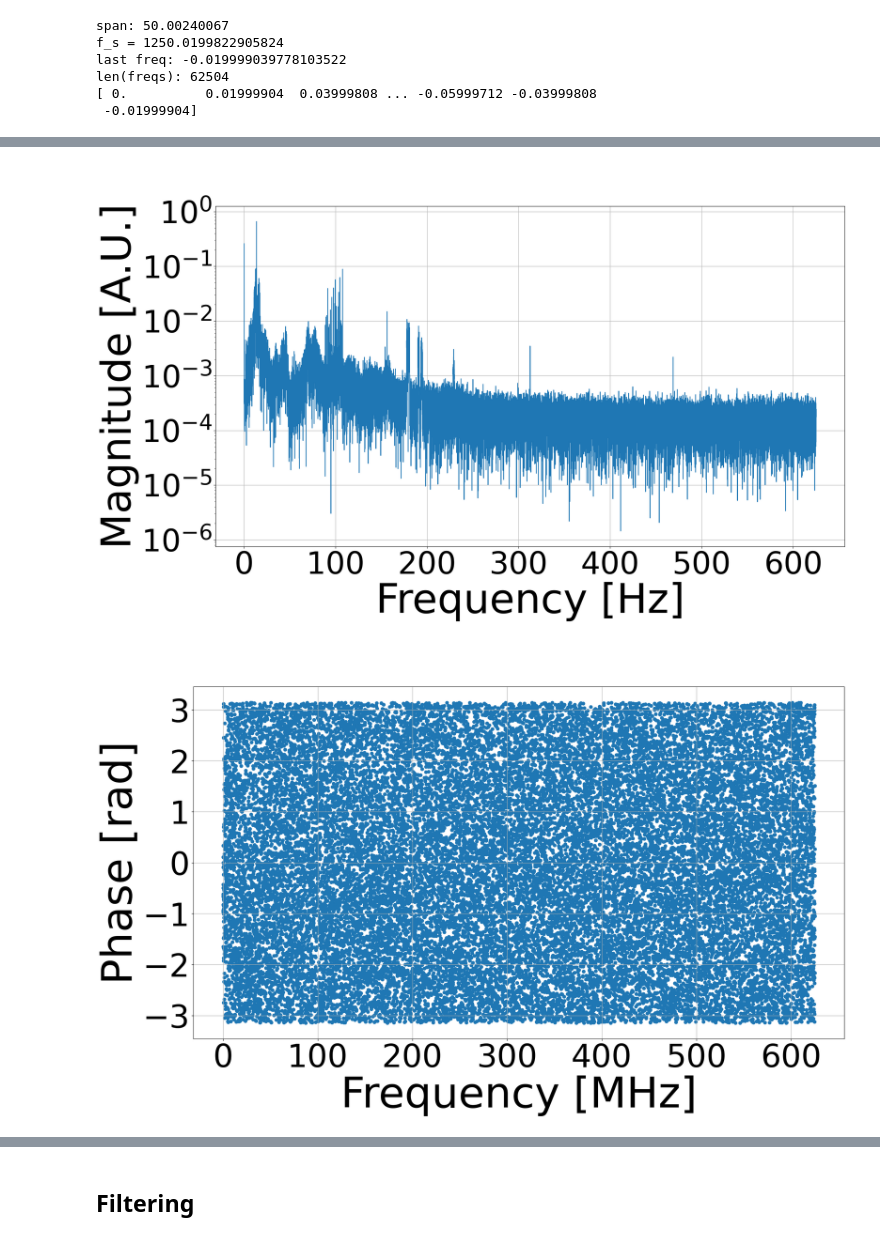
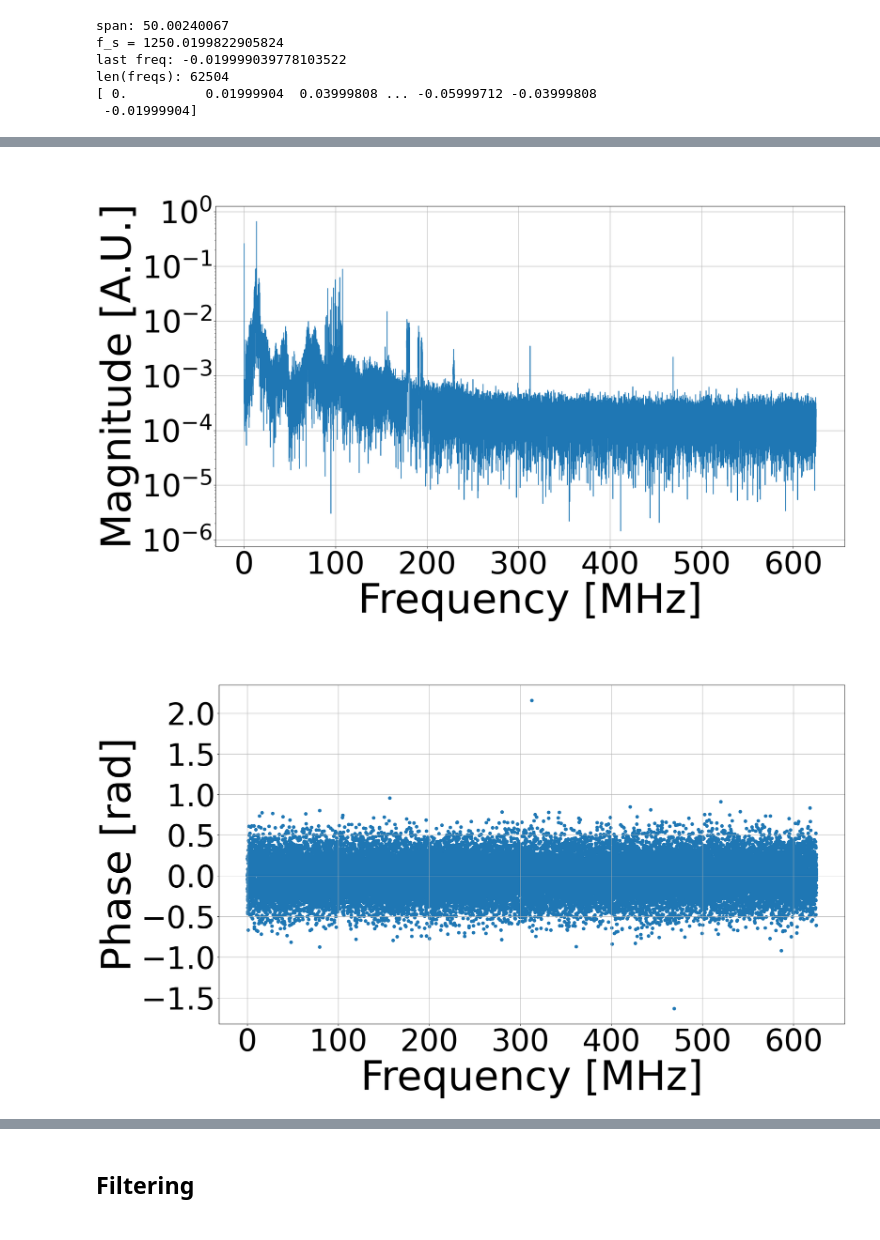
Before and after one commit to giiulia/SummerSchoolProject, a Jupyter notebook: Analysis/3.filtering/method2_test3.ipynb, the cells around one changed output, grey strips where cells are left out. Drawn from its saved outputs; the diff is of its cells as text; code cells hidden in the pictures.

```diff
--- a/Analysis/3.filtering/method2_test3.ipynb
+++ b/Analysis/3.filtering/method2_test3.ipynb
@@ -83,8 +88,8 @@ step = span / N
 f_s = 1 / step
 print(f"f_s = {f_s}")
 
-freqs = fft.fftfreq(N, 1/f_s) #window lenght, sample spacing
-print(f'last freq: {freqs[-1]}') #this should be the half of f_s.
+freqs = fft.fftfreq(len(times), 1/f_s) #window lenght, sample spacing
+print(f"last freq: {freqs[-1]}") #this should be the half of f_s.
 print(f"len(freqs): {len(freqs)}")
 print(freqs)
 # %% [output]
@@ -94,3 +99,6 @@ last freq: -0.019999039778103522
 len(freqs): 62504
 [ 0.          0.01999904  0.03999808 ... -0.05999712 -0.03999808
  -0.01999904]
+# %%
+all_magnitudes = fft.fft(all_amplitudes, axis = 1)
+all_phases = np.angle(all_magnitudes)
@@ -97,12 +107,8 @@ len(freqs): 62504
 # %%
-all_magnitudes = fft.fft(all_amplitudes, axis = 1)
-
-avg_wf = np.mean(all_amplitudes, axis = 0)
-reconstructed_fft = fft.fft(avg_wf)
-
+reconstructed_fft = fft.fft(avg_wf) #!!!
 n = np.max(reconstructed_fft)
 
-avg_phases = np.angle(reconstructed_fft)
+avg_phases = np.mean(all_phases, axis = 0)
 # %%
 freqs_shifted = fft.fftshift(freqs)
 reconstructed_fft_shifted = fft.fftshift(reconstructed_fft)
@@ -149,20 +140,19 @@ else:
 # %%
 plt.figure(figsize=(22, 12))
 plt.plot(pos_freqs, np.abs(pos_reconstructed_fft)/n)
 
 plt.title(' ', fontsize = 80)
-plt.xlabel('Frequency [Hz]', fontsize = 80)
+plt.xlabel('Frequency [MHz]', fontsize = 80)
 plt.xticks(fontsize = 60)
 plt.ylabel('Magnitude [A.U.]', fontsize = 80)
 plt.yticks(fontsize = 60)
 plt.semilogy()
 plt.grid(True)
 
-#plt.savefig("Results/simple_fft.png", format = "png", bbox_inches="tight")
-#plt.savefig("Results/simple_fft.pdf", format = "pdf", bbox_inches="tight")
+#plt.savefig("../Results/080824_15.42/fft.pdf", format = "pdf", bbox_inches="tight")
 plt.show()
 # %% [output]
-[figure, old version]
+[figure, new version]
 # %%
 plt.figure(figsize=(22, 12))
 plt.scatter(pos_freqs, pos_avg_phases)
@@ -173,12 +163,11 @@ plt.xticks(fontsize = 60)
 plt.ylabel('Phase [rad]', fontsize = 80)
 plt.yticks(fontsize = 60)
 plt.grid(True)
-#plt.semilogx()
 
-#plt.savefig("../Results/080824_15.42/wrong_phases_2.pdf", format = "pdf", bbox_inches="tight")
+#plt.savefig("250724_17.23/fft.pdf", format = "pdf", bbox_inches="tight")
 plt.show()
 # %% [output]
-[figure, old version]
+[figure, new version]
 # %%
 f1 = 13
 f2 = 14
```
Also changed, not shown: parts of 11 cells of this notebook, 12 other files.
